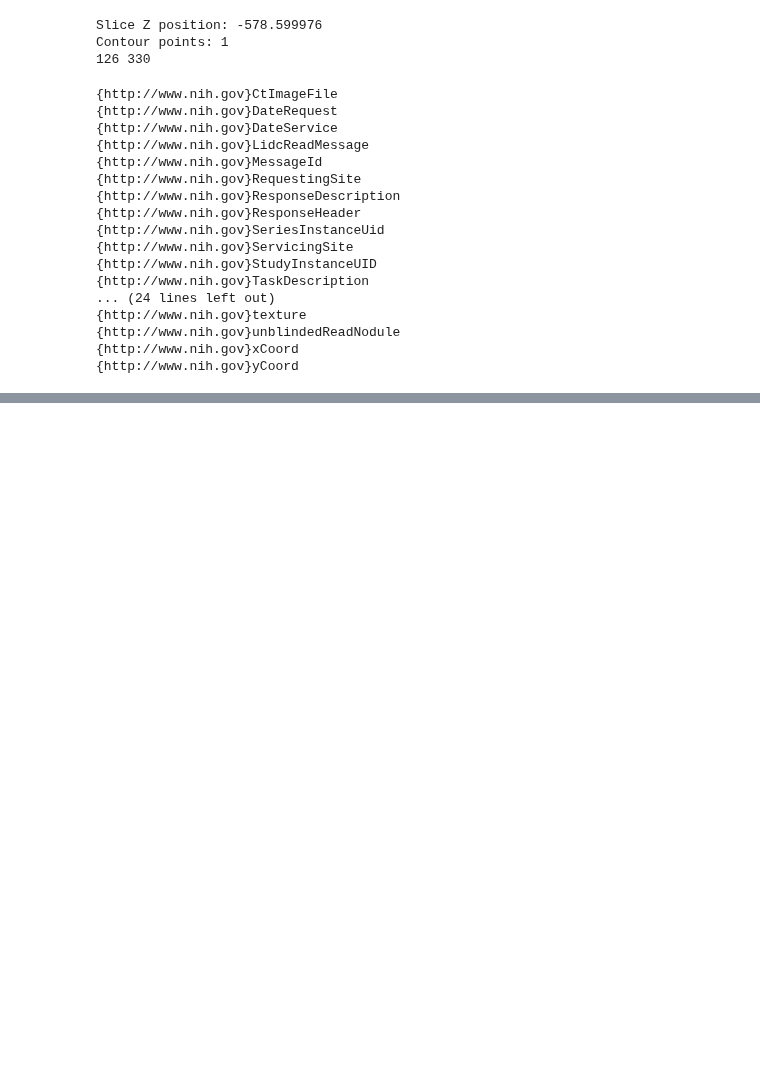
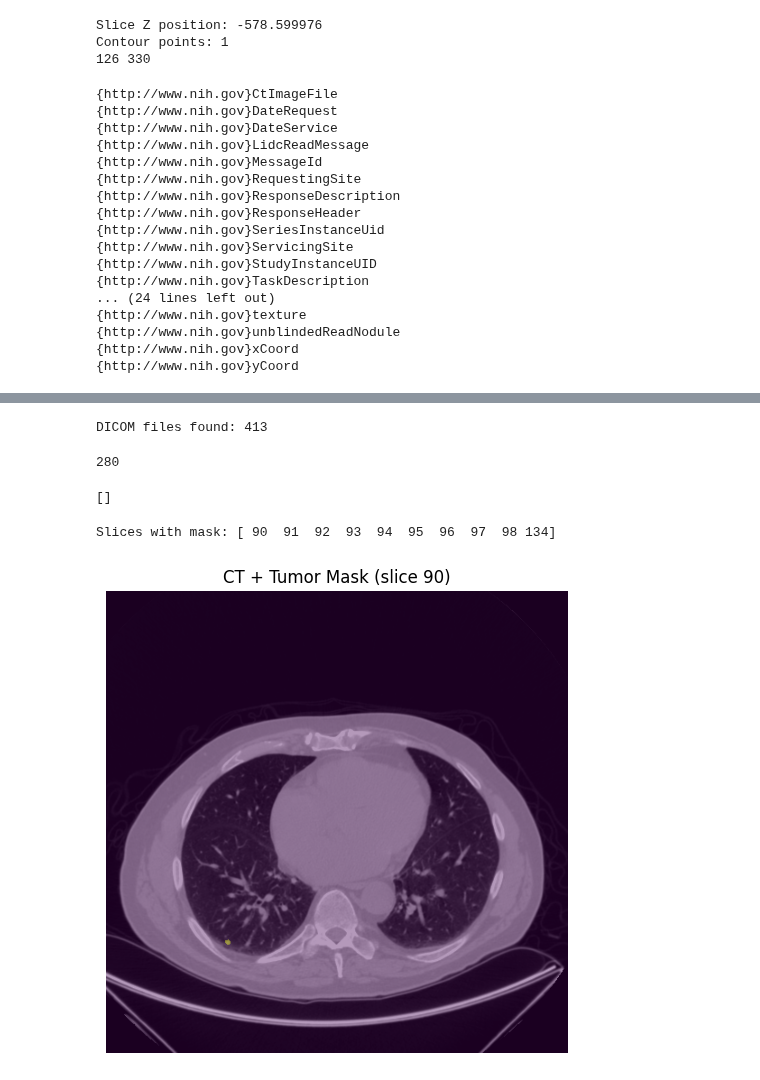
Before and after one commit to 26harvintilavat/Lung-Tumor-Segmentation, a Jupyter notebook: notebooks/02_lidc_notebook.ipynb, the cells around one changed output, grey strips where cells are left out. Cells and saved outputs as stored; diff of their text form; code cells hidden in the pictures; blank space fills up the shorter version.

Commit message:
docs: visualize CT scans and tumor mask overlays

```diff
--- a/notebooks/02_lidc_notebook.ipynb
+++ b/notebooks/02_lidc_notebook.ipynb
@@ -147,0 +385,54 @@ for t in sorted(tags):
+# %%
+series_dir = Path("../data/raw/LIDC-IDRI-0001")
+dcm_files = list(series_dir.rglob("*.dcm"))
+
+print("DICOM files found:", len(dcm_files))
+# %% [output]
+DICOM files found: 413
+# %%
+series_dir = Path("../data/raw/LIDC-IDRI-0001/1.3.6.1.4.1.14519.5.2.1.6279.6001.311476128731958142981941696518")
+dcm_files = list(series_dir.rglob("*.dcm"))
+print(len(dcm_files))
+# %% [output]
+280
+# %%
+mask = np.load("../data/masks/LIDC-IDRI-0001_mask.npy")
+slice_indices = np.where(mask.sum(axis=(1,2)) > 0)[0]
+print(slice_indices[:10])
+# %% [output]
+[]
+# %%
+import numpy as np
+
+mask = np.load("../data/masks/LIDC-IDRI-0001_mask.npy")
+
+slice_indices = np.where(mask.sum(axis=(1,2)) > 0)[0]
+print("Slices with mask:", slice_indices[:10])
+# %% [output]
+Slices with mask: [ 90  91  92  93  94  95  96  97  98 134]
+# %%
+import matplotlib.pyplot as plt
+from src.dataset import LungCTDataset
+from pathlib import Path
+import numpy as np
+
+series_dir = Path(
+    "../data/raw/LIDC-IDRI-0001/"
+    "1.3.6.1.4.1.14519.5.2.1.6279.6001.311476128731958142981941696518"
+)
+
+dataset = LungCTDataset(series_dir)
+mask = np.load("../data/masks/LIDC-IDRI-0001_mask.npy")
+
+idx = slice_indices[0]  # pick a slice with mask
+
+img = dataset.get_slice(idx)
+
+plt.figure(figsize=(6,6))
+plt.imshow(img, cmap="gray")
+plt.imshow(mask[idx], alpha=0.4)
+plt.title(f"CT + Tumor Mask (slice {idx})")
+plt.axis("off")
+plt.show()
+# %% [output]
+[figure, added]
```
Also changed, not shown: parts of 32 cells of this notebook.
